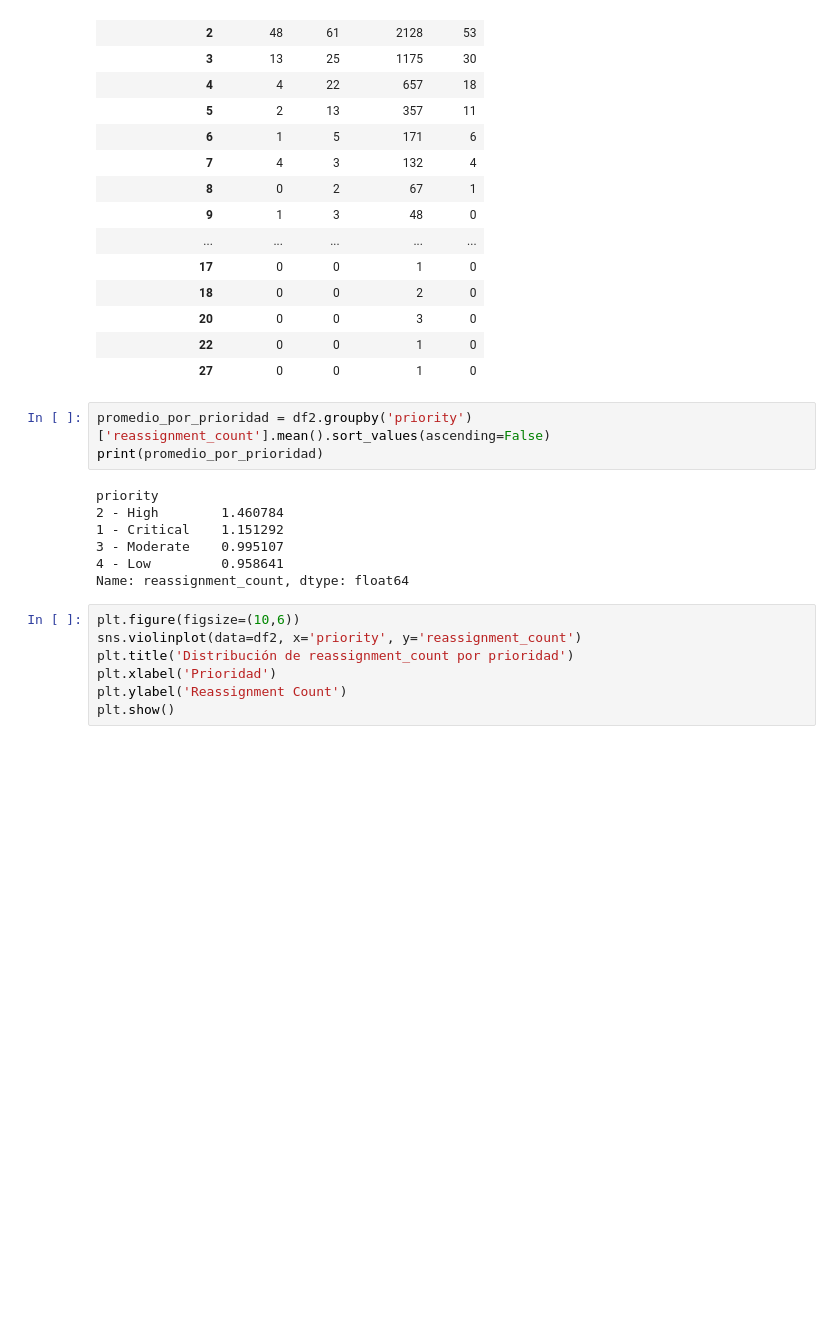
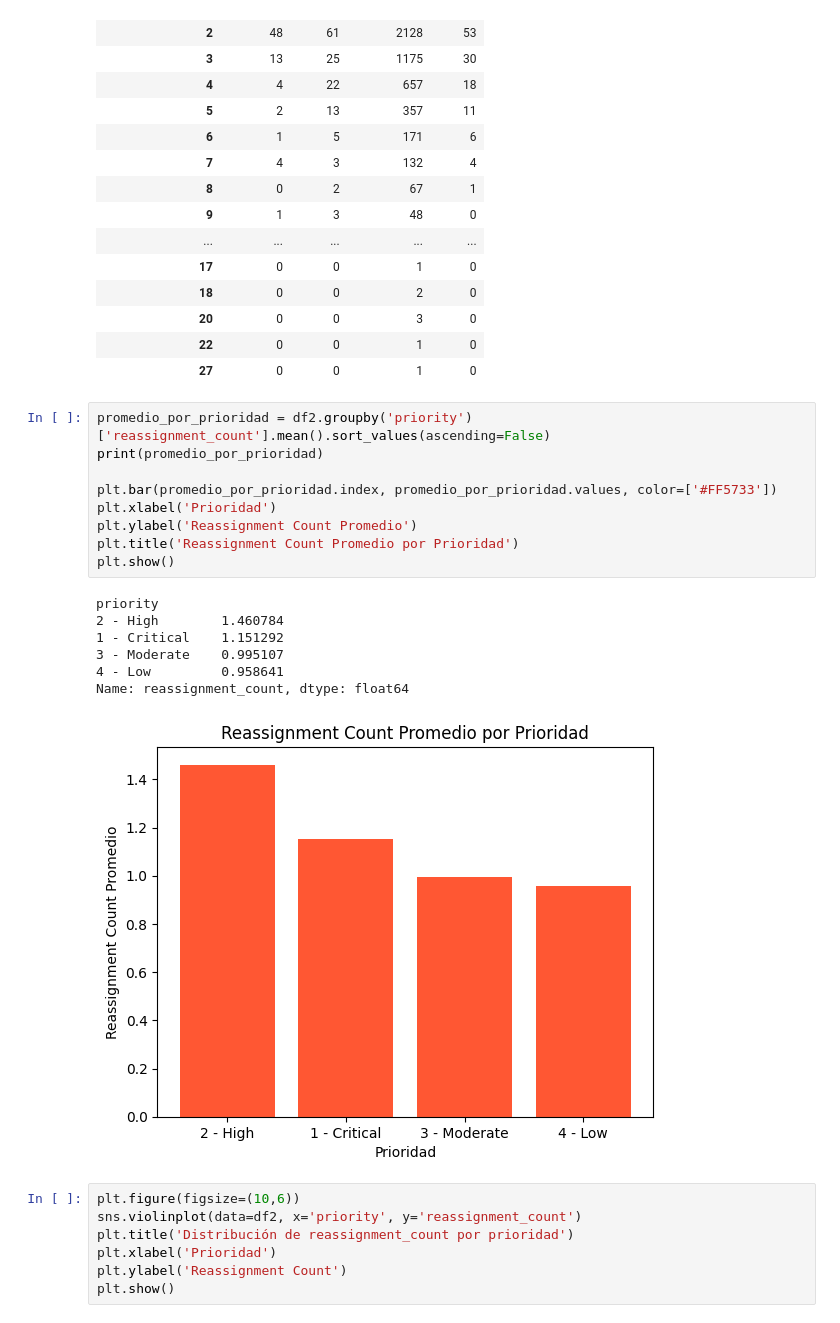
Before and after one commit to OttaVonBismarck/proyecto_1_actd, a Jupyter notebook: proyecto_limpieza.ipynb, the cells around one changed output. Cells and saved outputs as stored; diff of their text form; blank space fills up the shorter version.

```diff
--- a/proyecto_limpieza.ipynb
+++ b/proyecto_limpieza.ipynb
@@ -480,13 +491,20 @@ conteo3
 # %%
 promedio_por_prioridad = df2.groupby('priority')['reassignment_count'].mean().sort_values(ascending=False)
 print(promedio_por_prioridad)
+
+plt.bar(promedio_por_prioridad.index, promedio_por_prioridad.values, color=['#FF5733'])
+plt.xlabel('Prioridad')
+plt.ylabel('Reassignment Count Promedio')
+plt.title('Reassignment Count Promedio por Prioridad')
+plt.show()
 # %% [output]
 priority
 2 - High        1.460784
 1 - Critical    1.151292
 3 - Moderate    0.995107
 4 - Low         0.958641
 Name: reassignment_count, dtype: float64
+[figure, added]
 # %%
 plt.figure(figsize=(10,6))
 sns.violinplot(data=df2, x='priority', y='reassignment_count')
```
Also changed, not shown: parts of 5 cells of this notebook.
